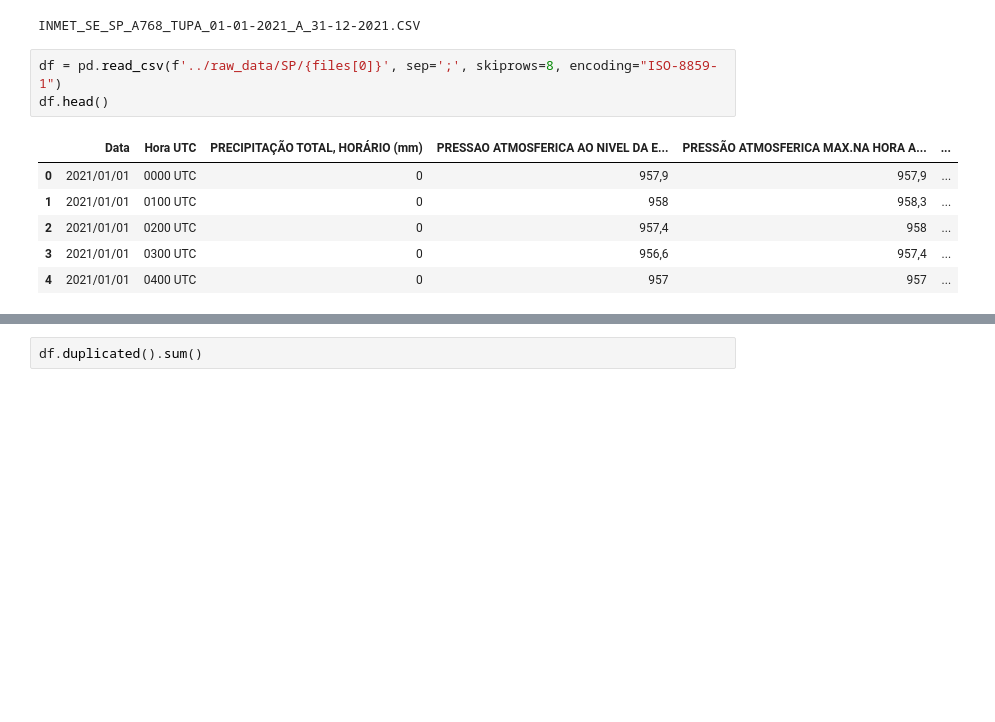
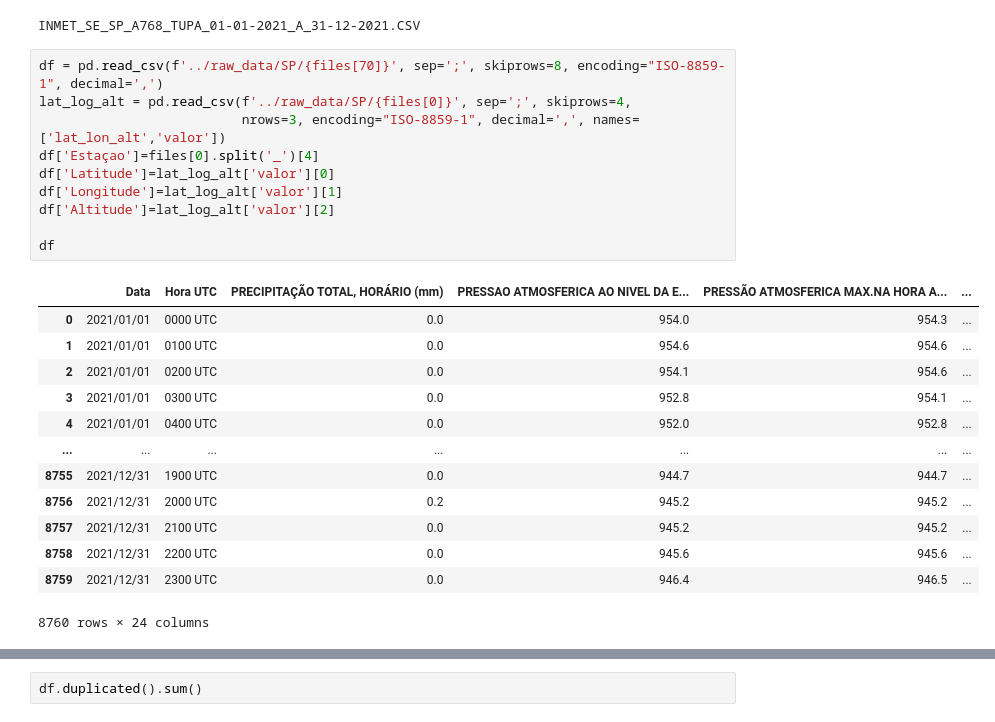
Before and after one commit to thamirisbrandao/rain-prediction-machine, a Jupyter notebook: notebooks/data_eng.ipynb, the cells around one changed output, grey strips where cells are left out. Saved outputs shown, nothing was run; the diff lists cells and outputs as text; blank space fills up the shorter version.

```diff
--- a/notebooks/data_eng.ipynb
+++ b/notebooks/data_eng.ipynb
@@ -23,12 +23,26 @@ print(files[0])
 # %% [output]
 INMET_SE_SP_A768_TUPA_01-01-2021_A_31-12-2021.CSV
 # %%
-df = pd.read_csv(f'../raw_data/SP/{files[0]}', sep=';', skiprows=8, encoding="ISO-8859-1")
-df.head()
+df = pd.read_csv(f'../raw_data/SP/{files[70]}', sep=';', skiprows=8, encoding="ISO-8859-1", decimal=',')
+lat_log_alt = pd.read_csv(f'../raw_data/SP/{files[0]}', sep=';', skiprows=4,
+                          nrows=3, encoding="ISO-8859-1", decimal=',', names=['lat_lon_alt','valor'])
+df['Estaçao']=files[0].split('_')[4]
+df['Latitude']=lat_log_alt['valor'][0]
+df['Longitude']=lat_log_alt['valor'][1]
+df['Altitude']=lat_log_alt['valor'][2]
+
+df
 # %% [output]
 |  | Data | Hora UTC | PRECIPITAÇÃO TOTAL, HORÁRIO (mm) | PRESSAO ATMOSFERICA AO NIVEL DA E... | PRESSÃO ATMOSFERICA MAX.NA HORA A... | ... |
-| 0 | 2021/01/01 | 0000 UTC | 0 | 957,9 | 957,9 | ... |
-| 1 | 2021/01/01 | 0100 UTC | 0 | 958 | 958,3 | ... |
-| 2 | 2021/01/01 | 0200 UTC | 0 | 957,4 | 958 | ... |
-| 3 | 2021/01/01 | 0300 UTC | 0 | 956,6 | 957,4 | ... |
-| 4 | 2021/01/01 | 0400 UTC | 0 | 957 | 957 | ... |
+| 0 | 2021/01/01 | 0000 UTC | 0.0 | 954.0 | 954.3 | ... |
+| 1 | 2021/01/01 | 0100 UTC | 0.0 | 954.6 | 954.6 | ... |
+| 2 | 2021/01/01 | 0200 UTC | 0.0 | 954.1 | 954.6 | ... |
+| 3 | 2021/01/01 | 0300 UTC | 0.0 | 952.8 | 954.1 | ... |
+| 4 | 2021/01/01 | 0400 UTC | 0.0 | 952.0 | 952.8 | ... |
+| ... | ... | ... | ... | ... | ... | ... |
+| 8755 | 2021/12/31 | 1900 UTC | 0.0 | 944.7 | 944.7 | ... |
+| 8756 | 2021/12/31 | 2000 UTC | 0.2 | 945.2 | 945.2 | ... |
+| 8757 | 2021/12/31 | 2100 UTC | 0.0 | 945.2 | 945.2 | ... |
+| 8758 | 2021/12/31 | 2200 UTC | 0.0 | 945.6 | 945.6 | ... |
+| 8759 | 2021/12/31 | 2300 UTC | 0.0 | 946.4 | 946.5 | ... |
+8760 rows × 24 columns
```
Also changed, not shown: parts of 12 cells of this notebook.
